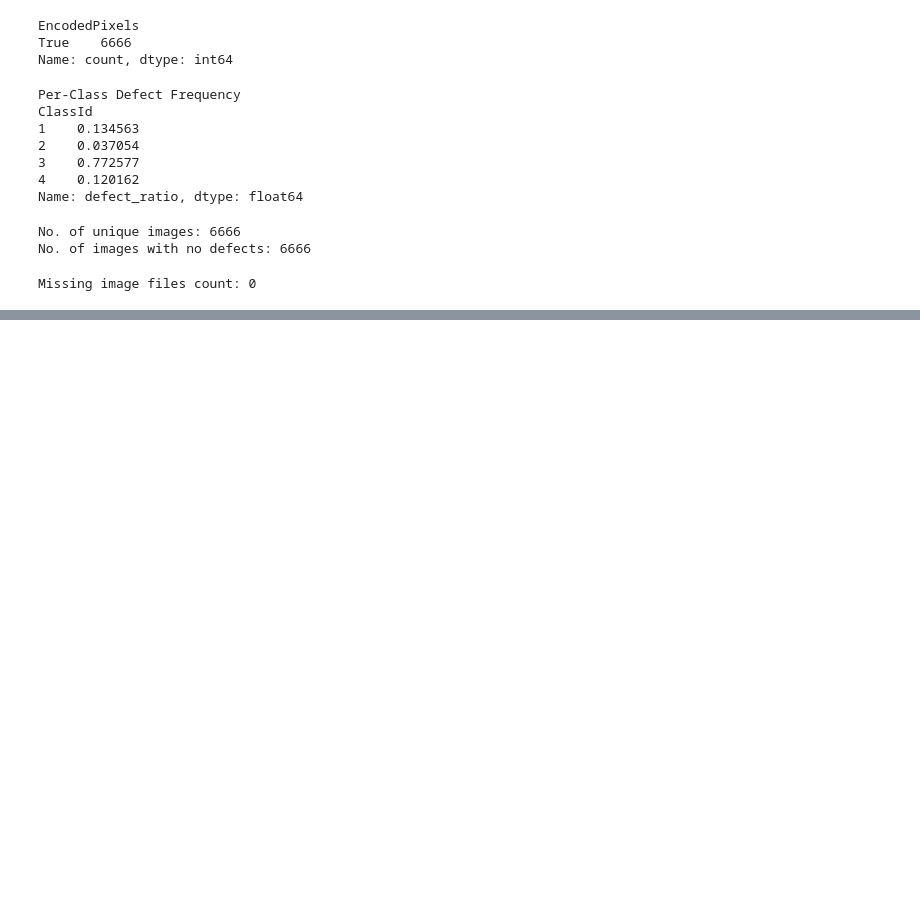
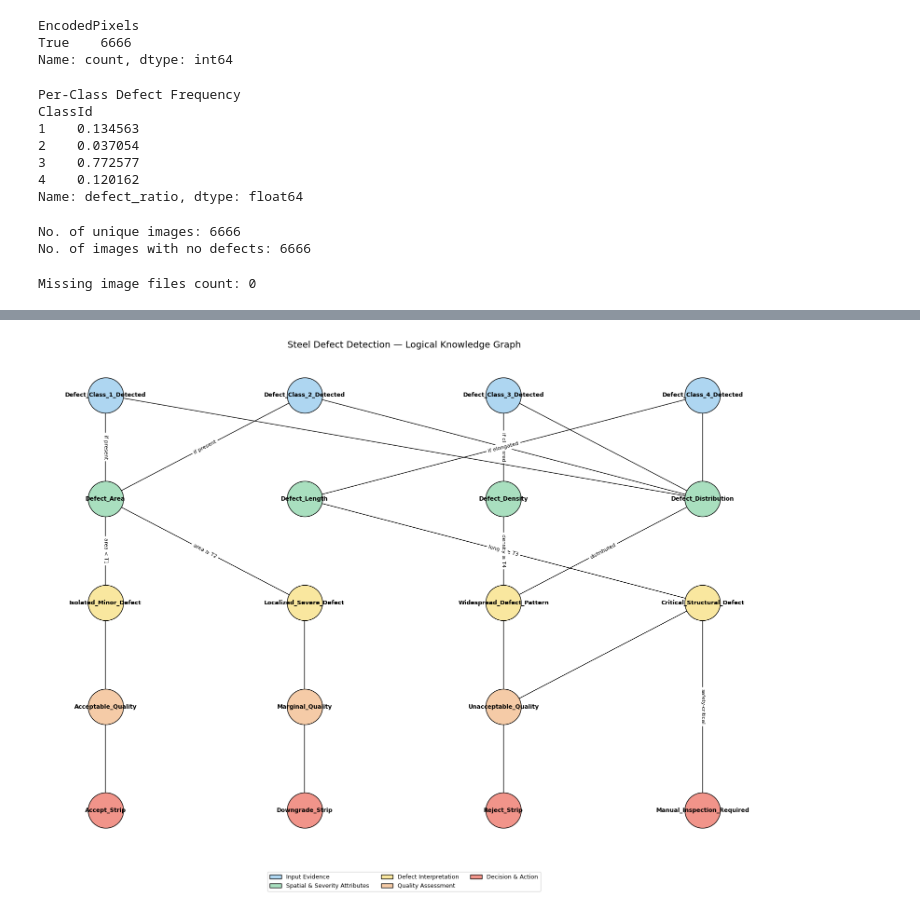
Before and after one commit to yuvarajk2109/industrial-automation-vit, a Jupyter notebook: SYNERGI/steel.ipynb, the cells around one changed output, grey strips where cells are left out. Saved outputs shown, nothing was run; the diff lists cells and outputs as text; code cells hidden in the pictures; blank space fills up the shorter version.

```diff
--- a/SYNERGI/steel.ipynb
+++ b/SYNERGI/steel.ipynb
@@ -177,0 +355,6 @@ Missing image files count: 0
+# %%
+edges_quality_to_decision = [
+    ("Acceptable_Quality", "Accept_Strip", ""),
+    ("Marginal_Quality", "Downgrade_Strip", ""),
+    ("Unacceptable_Quality", "Reject_Strip", "")
+]
@@ -177,0 +412,80 @@ Missing image files count: 0
+# %%
+layer_colors = {
+    1: "#AED6F1",  # Input Evidence (light blue)
+    2: "#A9DFBF",  # Spatial / Severity Attributes (light green)
+    3: "#F9E79F",  # Interpretation (light yellow)
+    4: "#F5CBA7",  # Quality Assessment (light orange)
+    5: "#F1948A"   # Decision & Action (light red)
+}
+# %%
+nodes_by_layer = {}
+
+for node, data in G.nodes(data=True):
+    layer = data["layer"]
+    nodes_by_layer.setdefault(layer, []).append(node)
+# %%
+pos = layered_layout(G)
+
+plt.figure(figsize=(20, 14))
+
+for layer, nodes in nodes_by_layer.items():
+    nx.draw_networkx_nodes(
+        G,
+        pos,
+        nodelist=nodes,
+        node_color=layer_colors[layer],
+        node_size=3000,
+        edgecolors="black",
+        linewidths=1.0,
+        label=f"Layer {layer}"
+    )
+
+nx.draw_networkx_edges(
+    G,
+    pos,
+    arrows=True,
+    arrowsize=15
+)
+
+nx.draw_networkx_labels(
+    G,
+    pos,
+    font_size=9,
+    font_weight="bold"
+)
+
+edge_labels = {
+    (u, v): d["condition"]
+    for u, v, d in G.edges(data=True)
+    if d["condition"]
+}
+
+nx.draw_networkx_edge_labels(
+    G,
+    pos,
+    edge_labels=edge_labels,
+    font_size=8
+)
+
+legend_patches = [
+    Patch(facecolor=layer_colors[1], edgecolor="black", label="Input Evidence"),
+    Patch(facecolor=layer_colors[2], edgecolor="black", label="Spatial & Severity Attributes"),
+    Patch(facecolor=layer_colors[3], edgecolor="black", label="Defect Interpretation"),
+    Patch(facecolor=layer_colors[4], edgecolor="black", label="Quality Assessment"),
+    Patch(facecolor=layer_colors[5], edgecolor="black", label="Decision & Action"),
+]
+
+plt.legend(
+    handles=legend_patches,
+    loc="lower center",
+    bbox_to_anchor=(0.5, -0.08),
+    ncol=3,
+    frameon=True,
+    fontsize=9
+)
+
+plt.title("Steel Defect Detection — Logical Knowledge Graph", fontsize=14)
+plt.axis("off")
+plt.show()
+# %% [output]
+[figure, added]
```
Also changed, not shown: parts of 42 cells of this notebook.
